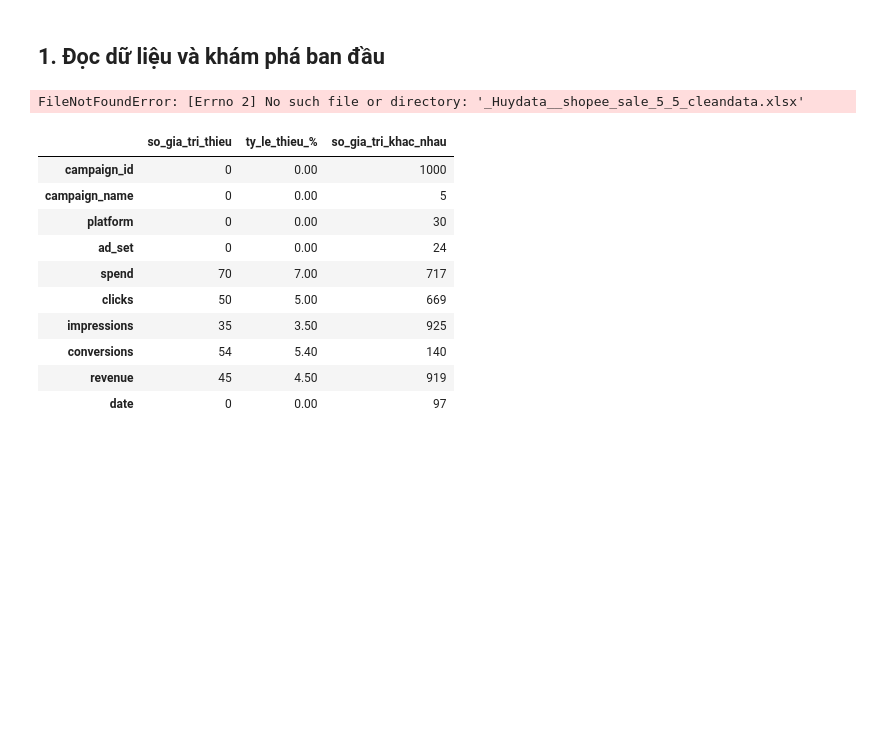
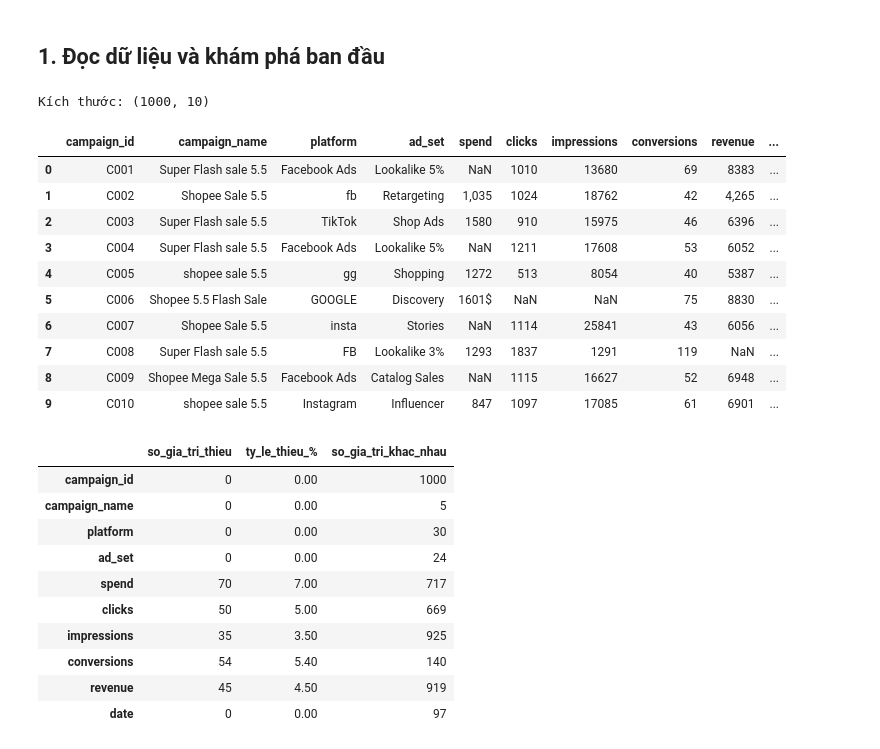
Before and after one commit to phanphucloc2017/BTL_PTDL, a Jupyter notebook: Shopee_5_5_Marketing_Analytics.ipynb, the cells around one changed output. Drawn from its saved outputs; the diff is of its cells as text; code cells hidden in the pictures; blank space fills up the shorter version.

```diff
--- a/Shopee_5_5_Marketing_Analytics.ipynb
+++ b/Shopee_5_5_Marketing_Analytics.ipynb
@@ -32,11 +34,23 @@ os.makedirs('charts', exist_ok=True)                       # thư mục lưu bi
 ## 1. Đọc dữ liệu và khám phá ban đầu
 # %%
 # Đọc tất cả cột dưới dạng chuỗi (str) để không mất thông tin các giá trị "bẩn" như '1,035', '1601$', '1O0'
-raw = pd.read_excel("D:/DaiHoc/N3_HK1/PTDL/BTL/[Huydata] shopee_sale_5_5_cleandata.xlsx", dtype=str)
+raw = (pd.read_csv(FILE_PATH, dtype=str, encoding='utf-8-sig') if FILE_PATH.lower().endswith('.csv')
+       else pd.read_excel(FILE_PATH, dtype=str))
 print('Kích thước:', raw.shape)
 raw.head(10)
 # %% [output]
-FileNotFoundError: [Errno 2] No such file or directory: '_Huydata__shopee_sale_5_5_cleandata.xlsx'
+Kích thước: (1000, 10)
+|  | campaign_id | campaign_name | platform | ad_set | spend | clicks | impressions | conversions | revenue | ... |
+| 0 | C001 | Super Flash sale 5.5 | Facebook Ads | Lookalike 5% | NaN | 1010 | 13680 | 69 | 8383 | ... |
+| 1 | C002 | Shopee Sale 5.5 | fb | Retargeting | 1,035 | 1024 | 18762 | 42 | 4,265 | ... |
+| 2 | C003 | Super Flash sale 5.5 | TikTok | Shop Ads | 1580 | 910 | 15975 | 46 | 6396 | ... |
+| 3 | C004 | Super Flash sale 5.5 | Facebook Ads | Lookalike 5% | NaN | 1211 | 17608 | 53 | 6052 | ... |
+| 4 | C005 | shopee sale 5.5 | gg | Shopping | 1272 | 513 | 8054 | 40 | 5387 | ... |
+| 5 | C006 | Shopee 5.5 Flash Sale | GOOGLE | Discovery | 1601$ | NaN | NaN | 75 | 8830 | ... |
+| 6 | C007 | Shopee Sale 5.5 | insta | Stories | NaN | 1114 | 25841 | 43 | 6056 | ... |
+| 7 | C008 | Super Flash sale 5.5 | FB | Lookalike 3% | 1293 | 1837 | 1291 | 119 | NaN | ... |
+| 8 | C009 | Shopee Mega Sale 5.5 | Facebook Ads | Catalog Sales | NaN | 1115 | 16627 | 52 | 6948 | ... |
+| 9 | C010 | shopee sale 5.5 | Instagram | Influencer | 847 | 1097 | 17085 | 61 | 6901 | ... |
 # %%
 # Số giá trị thiếu và số giá trị khác nhau trong mỗi cột
 summary = pd.DataFrame({
```
Also changed, not shown: parts of 8 cells of this notebook, 7 other files.
